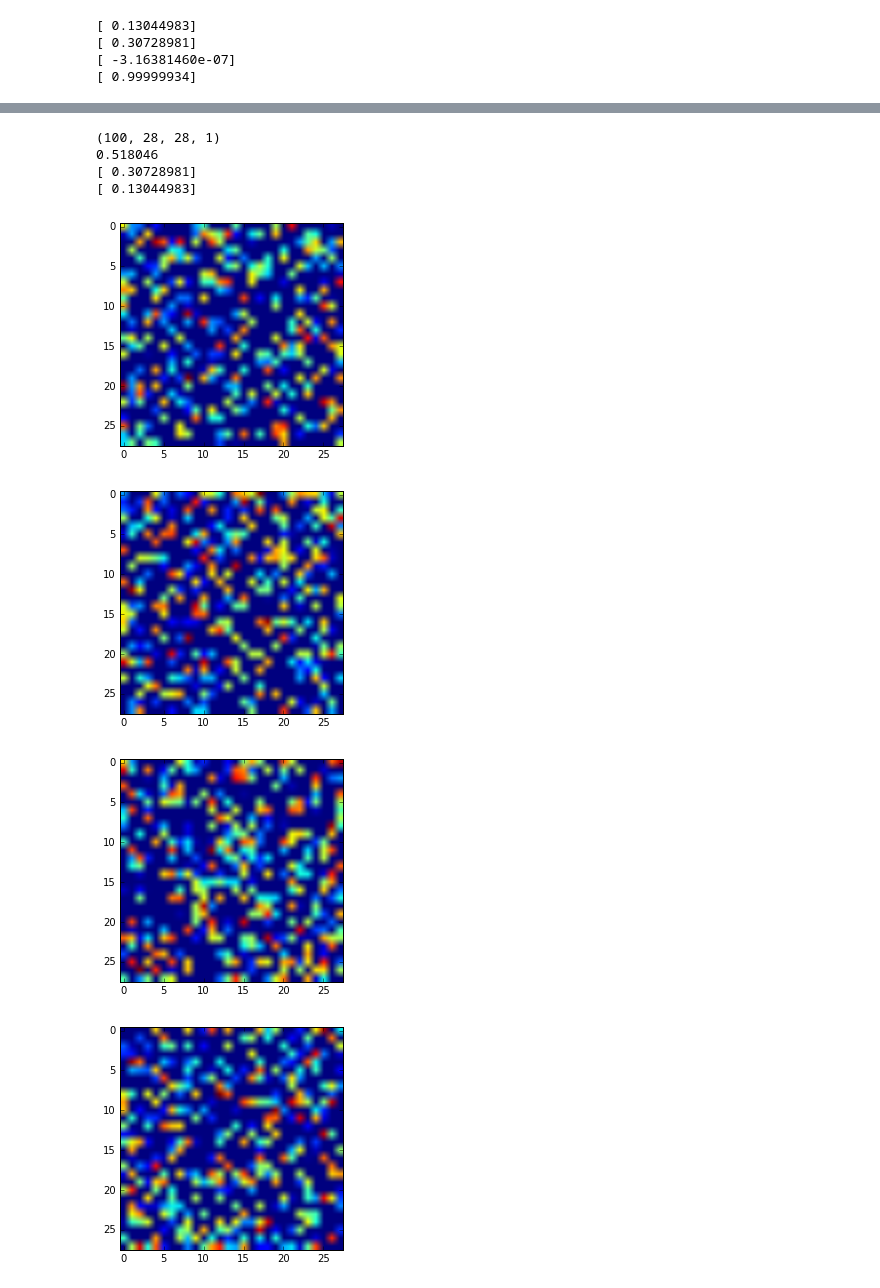
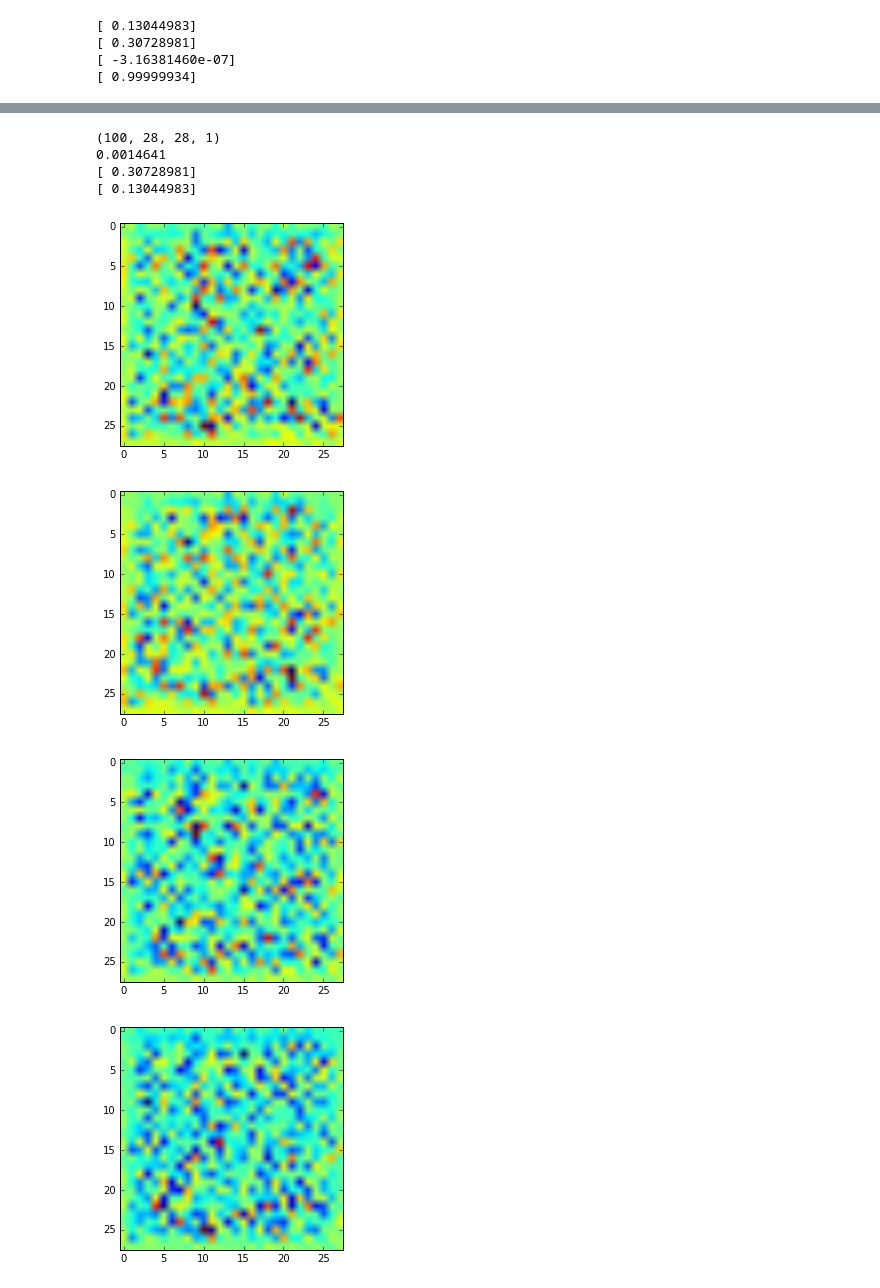
Before and after one commit to gmaher/epsilon, a Jupyter notebook: GAN/GAN.ipynb, the cells around one changed output, grey strips where cells are left out. Saved outputs shown, nothing was run; the diff lists cells and outputs as text; code cells hidden in the pictures.

```diff
--- a/GAN/GAN.ipynb
+++ b/GAN/GAN.ipynb
@@ -204,11 +208,11 @@ sess = tf.Session()
 sess.run(init)
 # %%
 #set up training loop
-Niter1 = 10000
-Niter2 = 10000
+Niter1 = 1000
+Niter2 = 1000
 kd = 1
 kg = 1
-print_step = 1000
+print_step = 100
 
 def get_batch(xdata, nbatch):
     N = xdata.shape[0]
@@ -221,18 +225,18 @@ def get_batch(xdata, nbatch):
 x_batch = get_batch(data_norm, NBATCH)
 z_batch = np.random.rand(NBATCH,NOISE_DIM)
 
-gout = sess.run(G_out, feed_dict={z:z_batch})
+gout = sess.run(G_out, feed_dict={z:z_batch, mode:True})
 print gout.shape
 print gout[0,0,:,:]
-print sess.run(G_loss1, feed_dict={z:z_batch})
-print sess.run(G_loss2, feed_dict={z:z_batch})
+print sess.run(G_loss1, feed_dict={z:z_batch, mode:True})
+print sess.run(G_loss2, feed_dict={z:z_batch, mode:True})
 
-dout_real = sess.run(real_out, feed_dict={x:x_batch})
-dout_fake = sess.run(fake_out, feed_dict={z:z_batch})
+dout_real = sess.run(real_out, feed_dict={x:x_batch, mode:True})
+dout_fake = sess.run(fake_out, feed_dict={z:z_batch, mode:True})
 print dout_real.shape
 print dout_fake.shape
 print dout_real[0]
 print dout_fake[0]
-print sess.run(D_loss, feed_dict={x:x_batch,z:z_batch})
+print sess.run(D_loss, feed_dict={x:x_batch,z:z_batch, mode:True})
 # %% [output]
 (100, 28, 28, 1)
@@ -260,16 +264,16 @@ for step in xrange(Niter1+1):
         x_batch = get_batch(data_norm, NBATCH)
         z_batch = np.random.rand(NBATCH,NOISE_DIM)
 
-        sess.run(D_train,feed_dict={x:x_batch,z:z_batch})
+        #sess.run(D_train,feed_dict={x:x_batch,z:z_batch, mode:True})
 
     for i in range(0,kg):
         z_batch = np.random.rand(NBATCH,NOISE_DIM)
 
-        sess.run(G_train1, feed_dict={z:z_batch})
+        sess.run(G_train1, feed_dict={z:z_batch, mode:True})
 
     if step % print_step == 0:
-        dl=sess.run(D_loss,feed_dict={x:x_batch,z:z_batch})
-        gl=sess.run(G_loss1,feed_dict={z:z_batch})
+        dl=sess.run(D_loss,feed_dict={x:x_batch,z:z_batch, mode:True})
+        gl=sess.run(G_loss1,feed_dict={z:z_batch, mode:True})
 
         print "Discriminator loss: ", dl, ", Generator loss: ", gl
 # %% [output]
@@ -292,15 +296,15 @@ for step in xrange(Niter2+1):
         x_batch = get_batch(data_norm, NBATCH)
         z_batch = np.random.rand(NBATCH,NOISE_DIM)
 
-        sess.run(D_train,feed_dict={x:x_batch,z:z_batch})
+        #sess.run(D_train,feed_dict={x:x_batch,z:z_batch, mode:True})
 
     for i in range(0,kg):
         z_batch = np.random.rand(NBATCH,NOISE_DIM)
-        sess.run(G_train2, feed_dict={z:z_batch})
+        sess.run(G_train2, feed_dict={z:z_batch, mode:True})
 
     if step % print_step == 0:
-        dl=sess.run(D_loss,feed_dict={x:x_batch,z:z_batch})
-        gl=sess.run(G_loss2,feed_dict={z:z_batch})
+        dl=sess.run(D_loss,feed_dict={x:x_batch,z:z_batch, mode:True})
+        gl=sess.run(G_loss2,feed_dict={z:z_batch, mode:True})
 
         print "Discriminator loss: ", dl, ", Generator loss: ", gl
 # %% [output]
@@ -312,25 +319,25 @@ KeyboardInterrupt:
 # %%
 z_batch = np.random.rand(NBATCH,NOISE_DIM)
 
-gen_data = sess.run(G_out, feed_dict={z:z_batch})
+gen_data = sess.run(G_out, feed_dict={z:z_batch, mode:False})
 print gen_data.shape
 print np.std(gen_data)
 #plot some random images
 print stdevs
 print means
 Num_images_to_plot = 5
 for i in range(0,Num_images_to_plot):
     index = np.random.randint(NBATCH)
 
     plt.imshow((gen_data[index,:,:,0]*stdevs)+means)
     #plt.imshow(gen_data[index,:,:,0])
     plt.show()
 # %% [output]
 (100, 28, 28, 1)
-0.518046
+0.0014641
 [ 0.30728981]
 [ 0.13044983]
-[figure, old version]
+[figure, new version]
-[figure, old version]
+[figure, new version]
-[figure, old version]
+[figure, new version]
-[figure, old version]
+[figure, new version]
```
Also changed, not shown: parts of 15 cells of this notebook, 2 other files.
